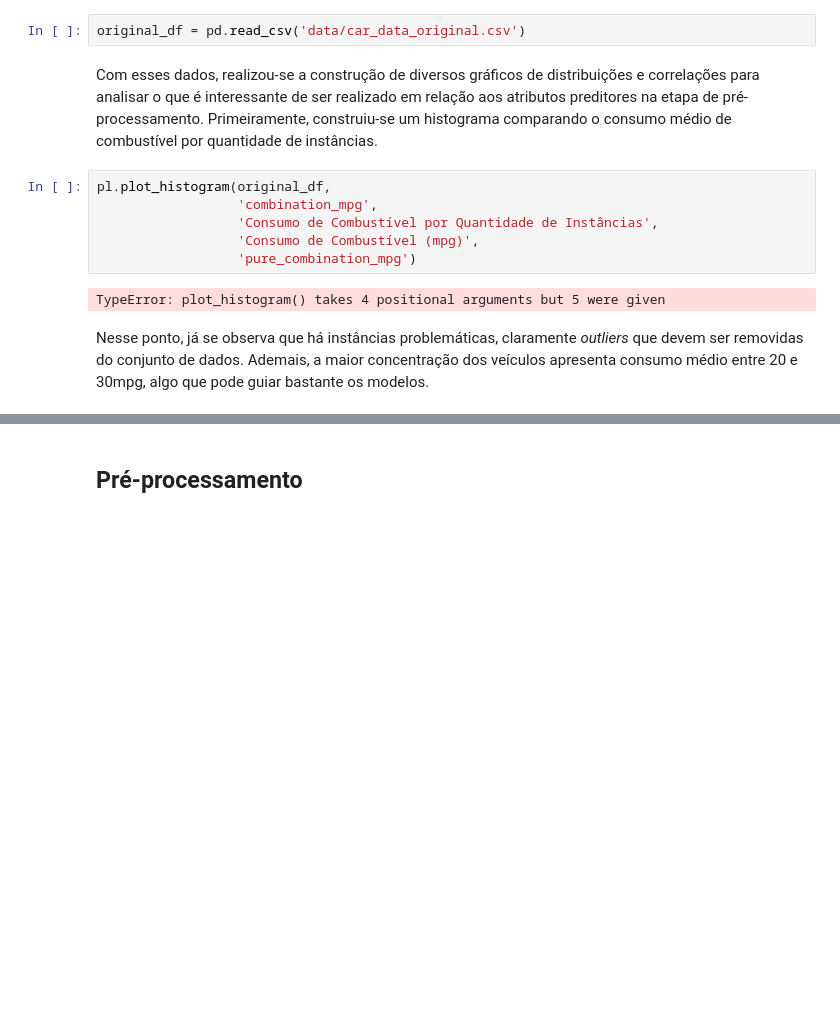
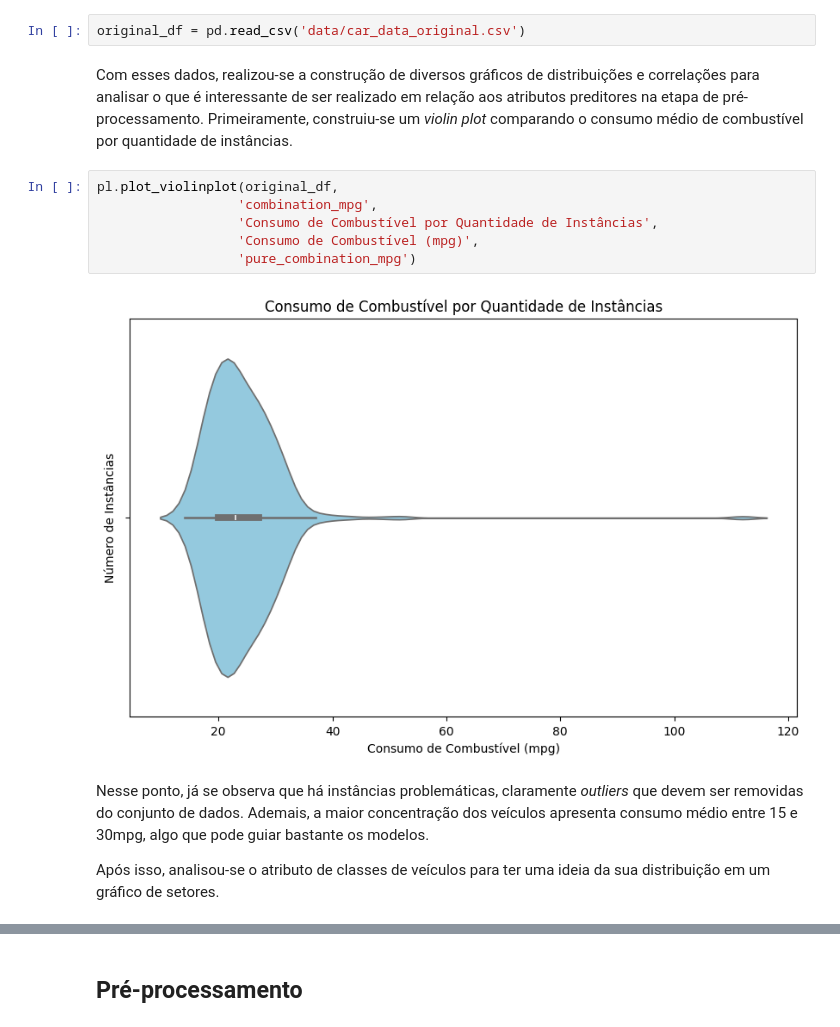
Before and after one commit to PLLima/Car-Fuel-Efficiency-Predictor, a Jupyter notebook: src/model_spot-checking.ipynb, the cells around one changed output, grey strips where cells are left out. Saved outputs shown, nothing was run; the diff lists cells and outputs as text; blank space fills up the shorter version.

Commit message:
chore: change histograms to violin plots

```diff
--- a/src/model_spot-checking.ipynb
+++ b/src/model_spot-checking.ipynb
@@ -19,14 +19,16 @@ Aqui foi realizado o carregamento dos dados originais de um arquivo _csv_.
 # %%
 original_df = pd.read_csv('data/car_data_original.csv')
 # %% [markdown]
-Com esses dados, realizou-se a construção de diversos gráficos de distribuições e correlações para analisar o que é interessante de ser realizado em relação aos atributos preditores na etapa de pré-processamento. Primeiramente, construiu-se um histograma comparando o consumo médio de combustível por quantidade de instâncias.
+Com esses dados, realizou-se a construção de diversos gráficos de distribuições e correlações para analisar o que é interessante de ser realizado em relação aos atributos preditores na etapa de pré-processamento. Primeiramente, construiu-se um _violin plot_ comparando o consumo médio de combustível por quantidade de instâncias.
 # %%
-pl.plot_histogram(original_df,
+pl.plot_violinplot(original_df,
                   'combination_mpg',
                   'Consumo de Combustível por Quantidade de Instâncias',
                   'Consumo de Combustível (mpg)',
                   'pure_combination_mpg')
 # %% [output]
-TypeError: plot_histogram() takes 4 positional arguments but 5 were given
+[figure, added]
 # %% [markdown]
-Nesse ponto, já se observa que há instâncias problemáticas, claramente _outliers_ que devem ser removidas do conjunto de dados. Ademais, a maior concentração dos veículos apresenta consumo médio entre 20 e 30mpg, algo que pode guiar bastante os modelos.
+Nesse ponto, já se observa que há instâncias problemáticas, claramente _outliers_ que devem ser removidas do conjunto de dados. Ademais, a maior concentração dos veículos apresenta consumo médio entre 15 e 30mpg, algo que pode guiar bastante os modelos.
+
+Após isso, analisou-se o atributo de classes de veículos para ter uma ideia da sua distribuição em um gráfico de setores.
```
Also changed, not shown: parts of 5 cells of this notebook, 7 other files.
